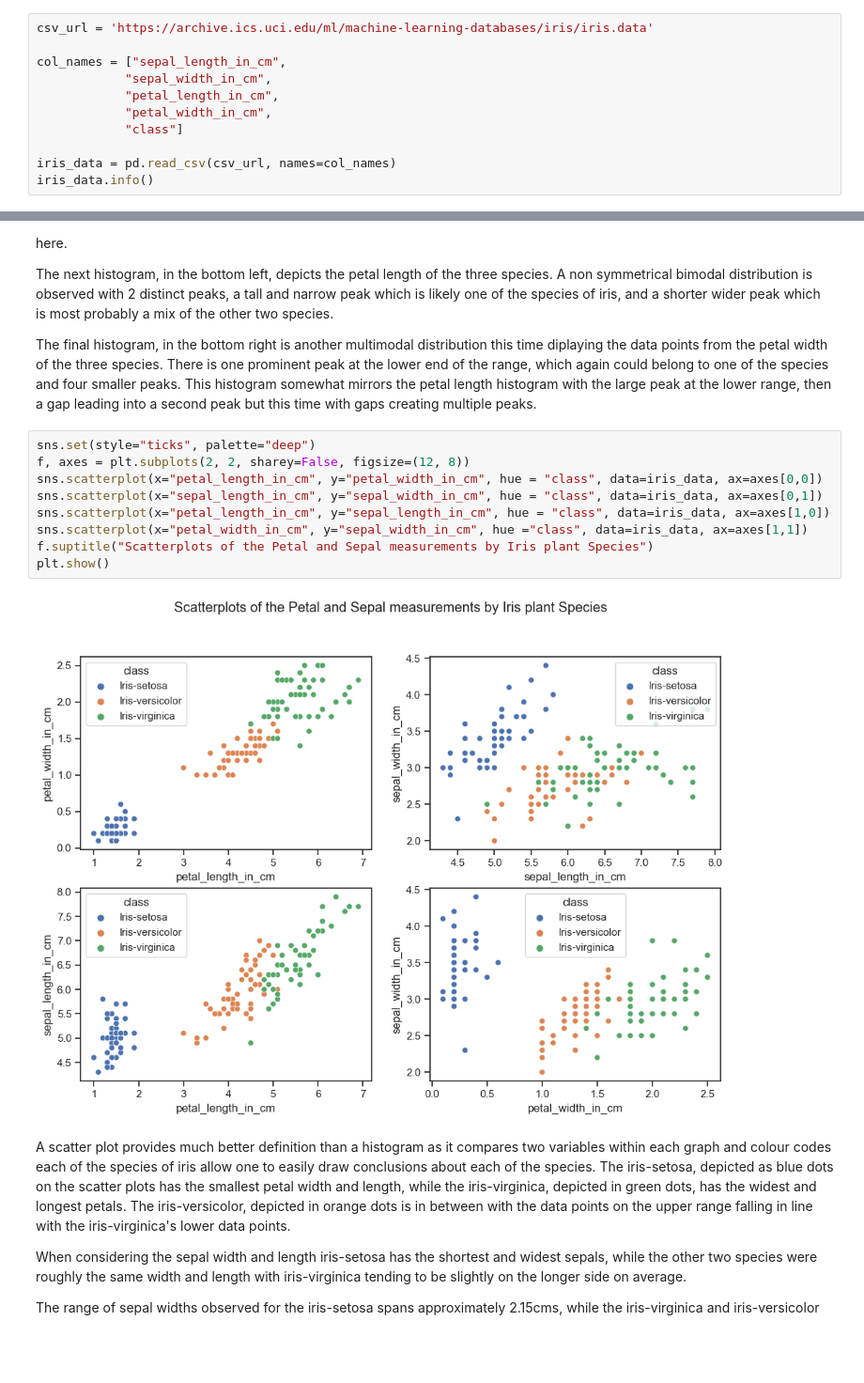
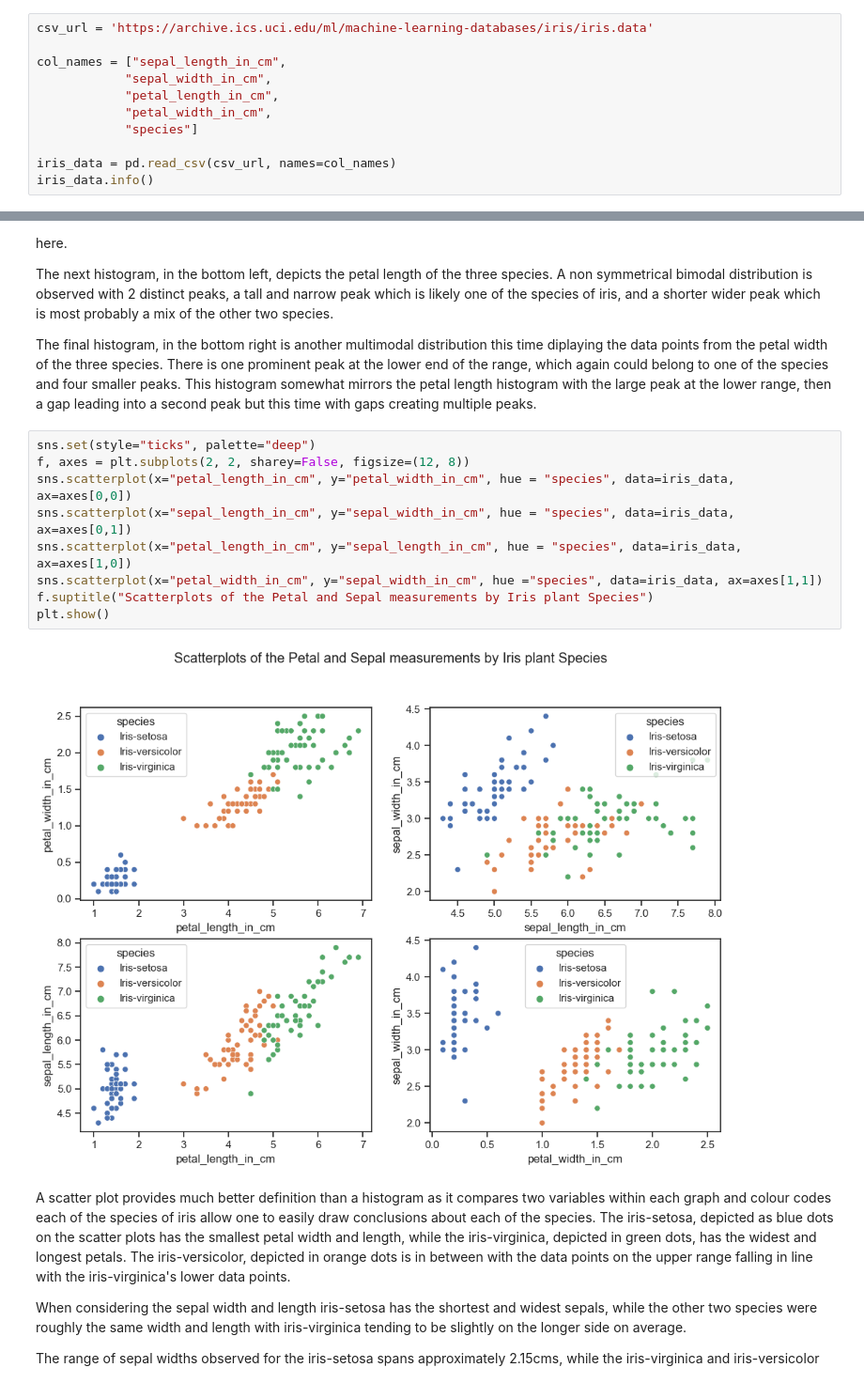
Before and after one commit to emma2d/Fundamentals_of_DA, a Jupyter notebook: project.ipynb, the cells around one changed output, grey strips where cells are left out. Shown at 94% size. Cells and saved outputs as stored; diff of their text form; blank space fills up the shorter version.

```diff
--- a/project.ipynb
+++ b/project.ipynb
@@ -67,7 +67,7 @@ col_names = ["sepal_length_in_cm",
             "sepal_width_in_cm",
             "petal_length_in_cm",
             "petal_width_in_cm",
-            "class"]
+            "species"]
 
 iris_data = pd.read_csv(csv_url, names=col_names)
 iris_data.info()
@@ -159,14 +159,14 @@ The final histogram, in the bottom right is another multimodal distribution this
 # %%
 sns.set(style="ticks", palette="deep")
 f, axes = plt.subplots(2, 2, sharey=False, figsize=(12, 8))
-sns.scatterplot(x="petal_length_in_cm", y="petal_width_in_cm", hue = "class", data=iris_data, ax=axes[0,0])
-sns.scatterplot(x="sepal_length_in_cm", y="sepal_width_in_cm", hue = "class", data=iris_data, ax=axes[0,1])
-sns.scatterplot(x="petal_length_in_cm", y="sepal_length_in_cm", hue = "class", data=iris_data, ax=axes[1,0])
-sns.scatterplot(x="petal_width_in_cm", y="sepal_width_in_cm", hue ="class", data=iris_data, ax=axes[1,1])
+sns.scatterplot(x="petal_length_in_cm", y="petal_width_in_cm", hue = "species", data=iris_data, ax=axes[0,0])
+sns.scatterplot(x="sepal_length_in_cm", y="sepal_width_in_cm", hue = "species", data=iris_data, ax=axes[0,1])
+sns.scatterplot(x="petal_length_in_cm", y="sepal_length_in_cm", hue = "species", data=iris_data, ax=axes[1,0])
+sns.scatterplot(x="petal_width_in_cm", y="sepal_width_in_cm", hue ="species", data=iris_data, ax=axes[1,1])
 f.suptitle("Scatterplots of the Petal and Sepal measurements by Iris plant Species")
 plt.show()
 # %% [output]
-[figure, old version]
+[figure, new version]
 # %% [markdown]
 A scatter plot provides much better definition than a histogram as it compares two variables within each graph and colour codes each of the species of iris allow one to easily draw conclusions about each of the species. The iris-setosa, depicted as blue dots on the scatter plots has the smallest petal width and length, while the iris-virginica, depicted in green dots, has the widest and longest petals. The iris-versicolor, depicted in orange dots is in between with the data points on the upper range falling in line with the iris-virginica's lower data points.
 
```
Also changed, not shown: parts of 16 cells of this notebook, 1 other file.
